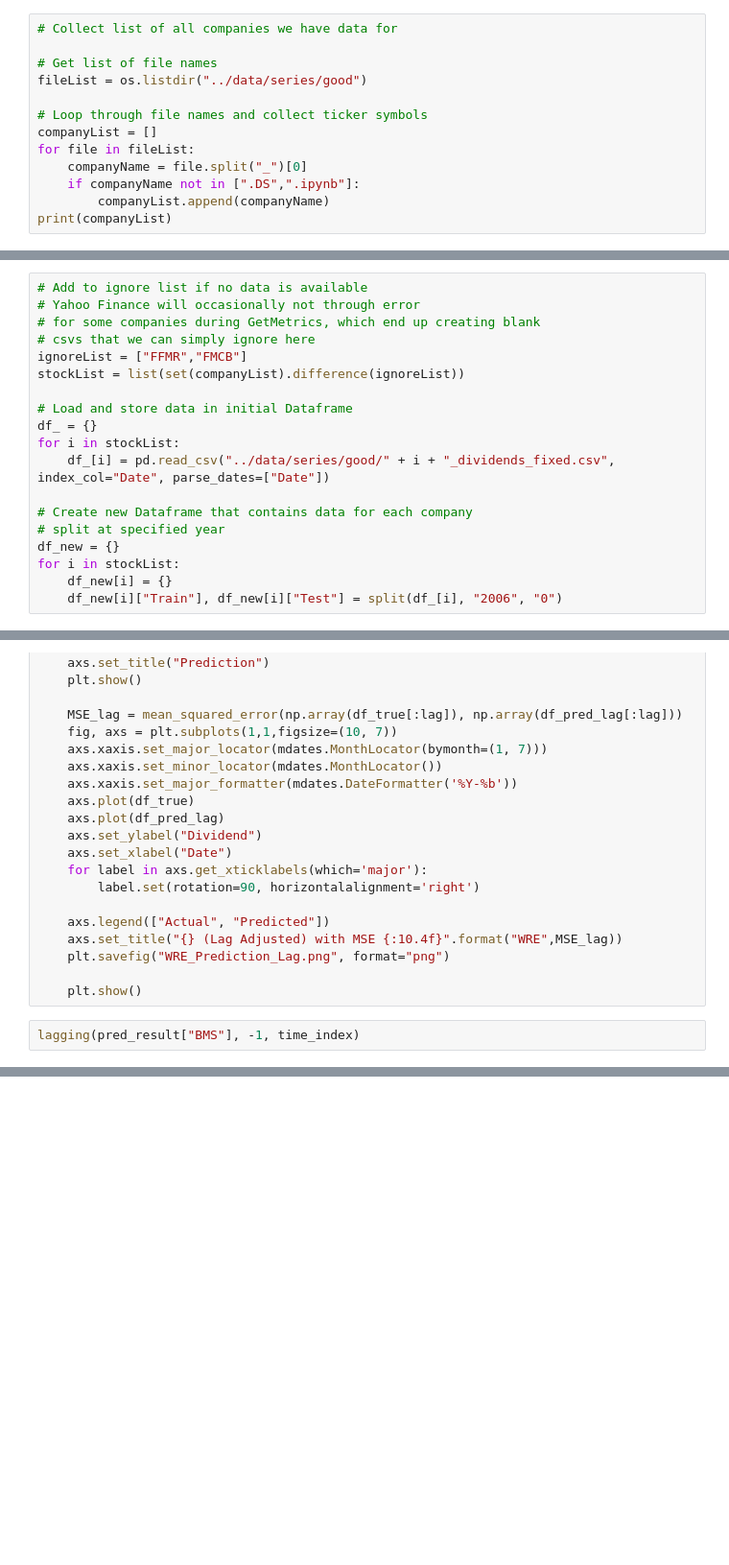
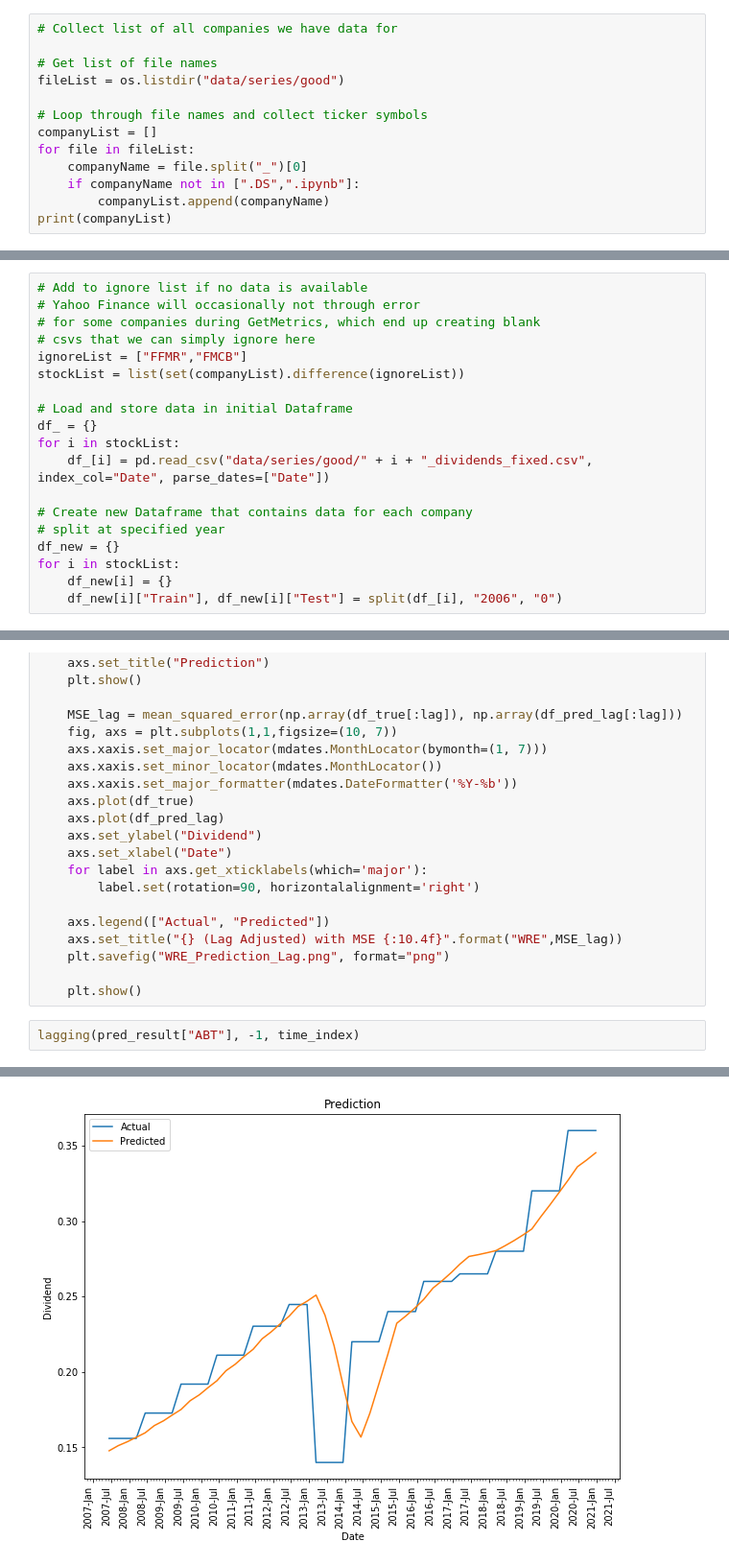
Before and after one commit to danpelis/DividendChampionPredictor, a Jupyter notebook: LSTM/LSTM.ipynb, the cells around one changed output, grey strips where cells are left out. Shown at 96% size. Saved outputs shown, nothing was run; the diff lists cells and outputs as text; blank space fills up the shorter version.

```diff
--- a/LSTM/LSTM.ipynb
+++ b/LSTM/LSTM.ipynb
@@ -39,7 +39,7 @@ def split(dataframe, border, col):
 # Collect list of all companies we have data for
 
 # Get list of file names
-fileList = os.listdir("../data/series/good")
+fileList = os.listdir("data/series/good")
 
 # Loop through file names and collect ticker symbols
 companyList = []
@@ -59,7 +61,7 @@ stockList = list(set(companyList).difference(ignoreList))
 # Load and store data in initial Dataframe
 df_ = {}
 for i in stockList:
-    df_[i] = pd.read_csv("../data/series/good/" + i + "_dividends_fixed.csv", index_col="Date", parse_dates=["Date"])
+    df_[i] = pd.read_csv("data/series/good/" + i + "_dividends_fixed.csv", index_col="Date", parse_dates=["Date"])
 
 # Create new Dataframe that contains data for each company
 # split at specified year
@@ -355,4 +401,5 @@ def lagging(df, lag, time_index):
 
     plt.show()
 # %%
-lagging(pred_result["BMS"], -1, time_index)
+lagging(pred_result["ABT"], -1, time_index)
+# %% [output]
@@ -358,0 +408 @@ lagging(pred_result["BMS"], -1, time_index)
+[figure, added]
```
Also changed, not shown: parts of 11 cells of this notebook, 3 other files.
